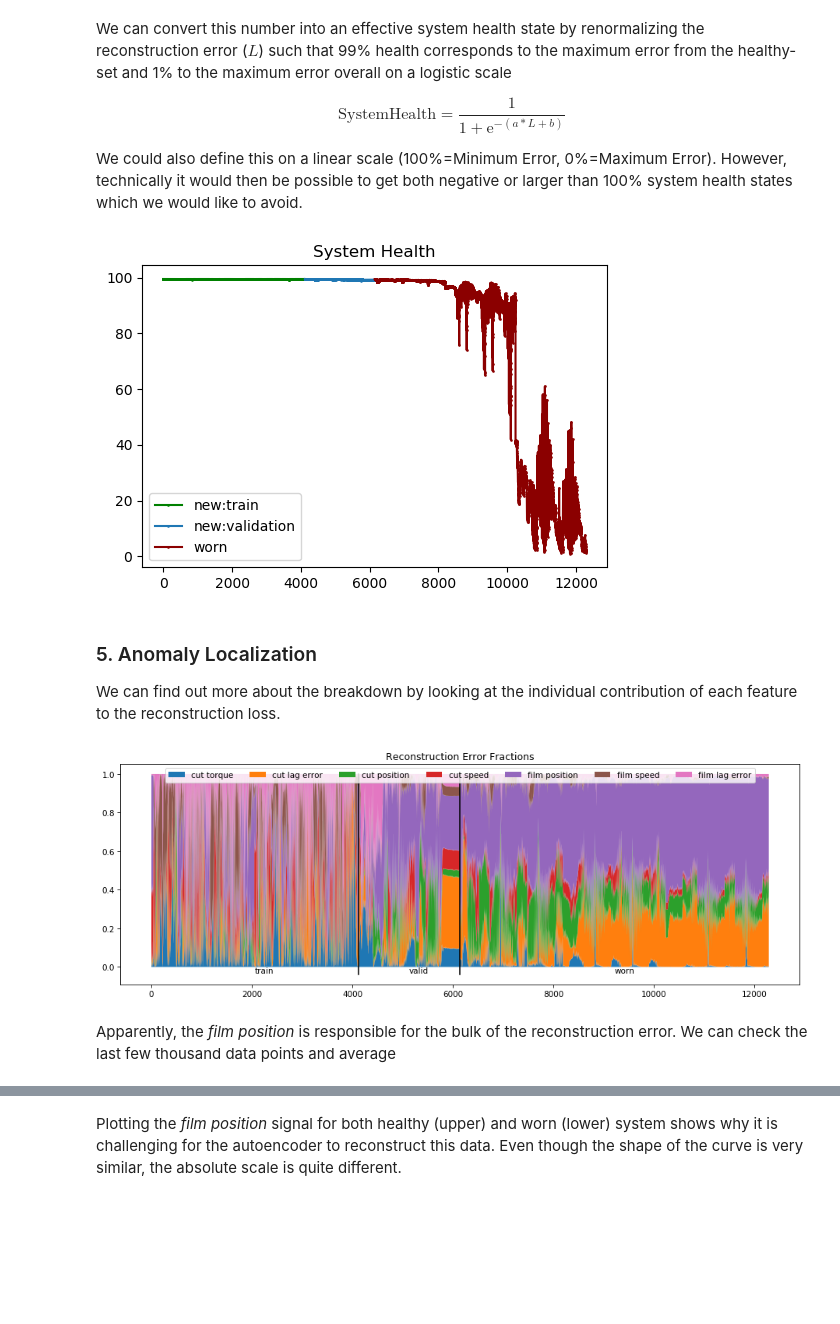
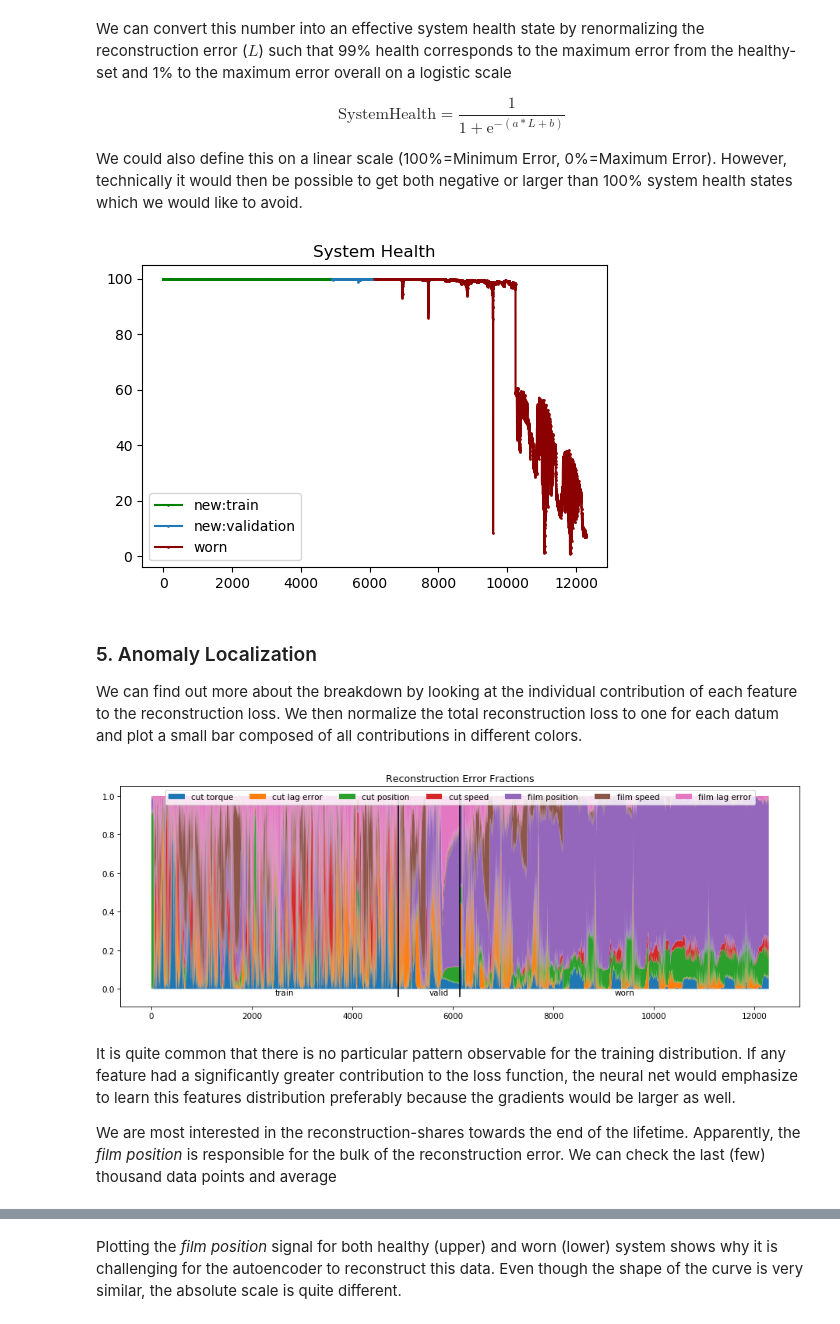
Before and after one commit to beneit/component-degradation, a Jupyter notebook: vega_blade.ipynb, the cells around one changed output, grey strips where cells are left out. Cells and saved outputs as stored; diff of their text form; code cells hidden in the pictures; blank space fills up the shorter version.

```diff
--- a/vega_blade.ipynb
+++ b/vega_blade.ipynb
@@ -71,7 +71,8 @@ def build_autoencoder(nDim_x, nDim_z, layers_encoder=None, layers_decoder=None,
     # reconstruction error
     loss = tf.reduce_mean(distance, name="loss")
 
-    print("Autoencoder network layers (inclusive in- and output neurons):  {0}".format([nDim_x] + layers_encoder + [nDim_z] + layers_decoder + [nDim_x]))
+    print("Autoencoder network layers (inclusive in- and output neurons):  {0}".format(
+        [nDim_x] + layers_encoder + [nDim_z] + layers_decoder + [nDim_x]))
     return (x, z, y, distance, loss)
 # %% [markdown]
 Define a batch generator that will stream the batched data into the autoencoder for training
@@ -167,7 +168,7 @@ Prepare validation data and batch processing
 data_normal = np.concatenate([new_.values for new_ in new])
 n = len(data_normal)
 
-valid_size = 33. # percent
+valid_size = 20. # percent (rec. 20-35)
 valid_size = int(valid_size*n/100.) # absolute
 
 data_train = data_normal[:-valid_size, 1:]
@@ -183,8 +184,8 @@ Valid data: (2027, 7)
 # %% [markdown]
 Initialize the autoencoder, training op, the session and all variables
 # %%
-
-x, z, y, dist, loss = build_autoencoder(p, reduced, layers_encoder=layers_encoder, layers_decoder=layers_decoder, activations=activations)
+x, z, y, dist, loss = build_autoencoder(p, reduced, layers_encoder=layers_encoder,
+                                    layers_decoder=layers_decoder, activations=activations)
 optimizer = tf.train.AdamOptimizer(learning_rate=learning_rate)
 train_op = optimizer.minimize(loss)
 
@@ -235,7 +236,8 @@ def reconstruct(data):
     return latent, distance, np.mean(distance, axis=1)
 
 latent_normal, distance_normal, error_normal = reconstruct(data_normal[:,1:])
-latent_worn, distance_worn, error_worn = reconstruct(np.concatenate([worn_.values for worn_ in worn])[:,1:])
+latent_worn, distance_worn, error_worn = reconstruct(
+    np.concatenate([worn_.values for worn_ in worn])[:,1:])
 # %% [markdown]
 Scatter the data in latent space
 # %%
@@ -275,30 +282,33 @@ We could also define this on a linear scale (100%=Minimum Error, 0%=Maximum Erro
 # %%
 max_train = np.amax(error_normal)
 max_full = max(max_train, np.amax(error_worn))
 
 sh_train = 0.99
 sh_worn = 0.01
 expit = lambda x: 1./(1 + np.exp(-x))
 logit = lambda p: np.log(p/(1 - p))
 
 a = -(logit(sh_train) - logit(sh_worn))/(max_full - max_train)
 b = -(logit(sh_worn)*max_train - logit(sh_train)*max_full)/(max_full - max_train)
 system_health = lambda error: 100*expit(a*error + b)
 
 fig, ax = plt.subplots(dpi=100)
 ax.set_title("System Health")
 
-_ = ax.plot(np.arange(n - valid_size), system_health(error_normal[:-valid_size]), "-s", ms=.8, color="green", label="new:train")
-_ = ax.plot(np.arange(n - valid_size, n), system_health(error_normal[-valid_size:]), "-s", ms=.8, color="tab:blue", label="new:validation")
-_ = ax.plot(np.arange(n, n + len(error_worn)), system_health(error_worn), "-s", ms=.8, color="darkred", label="worn")
+_ = ax.plot(np.arange(n - valid_size), system_health(error_normal[:-valid_size]),
+            "-s", ms=.8, color="green", label="new:train")
+_ = ax.plot(np.arange(n - valid_size, n), system_health(error_normal[-valid_size:]),
+            "-s", ms=.8, color="tab:blue", label="new:validation")
+_ = ax.plot(np.arange(n, n + len(error_worn)), system_health(error_worn),
+            "-s", ms=.8, color="darkred", label="worn")
 
 _ = ax.legend()
 # %% [output]
-[figure, old version]
+[figure, new version]
 # %% [markdown]
 ### 5. Anomaly Localization<a name="AnomalyLocalization"></a>
 
-We can find out more about the breakdown by looking at the individual contribution of each feature to the reconstruction loss.
+We can find out more about the breakdown by looking at the individual contribution of each feature to the reconstruction loss. We then normalize the total reconstruction loss to one for each datum and plot a small bar composed of all contributions in different colors.
 # %%
 distance_all = np.concatenate((distance_normal, distance_worn))
 fractions = (distance_all.T/np.sum(distance_all, axis=1)).T
@@ -320,9 +330,11 @@ ax.text(n + (len(fractions)- n)//2, -0.03, "worn")
 
 _ = ax.legend(loc="upper center", ncol=p)
 # %% [output]
-[figure, old version]
+[figure, new version]
-# %% [markdown]
-Apparently, the *film position* is responsible for the bulk of the reconstruction error. We can check the last few thousand data points and average
+# %% [markdown]
+It is quite common that there is no particular pattern observable for the training distribution. If any feature had a significantly greater contribution to the loss function, the neural net would emphasize to learn this features distribution preferably because the gradients would be larger as well.
+
+We are most interested in the reconstruction-shares towards the end of the lifetime. Apparently, the *film position* is responsible for the bulk of the reconstruction error. We can check the last (few) thousand data points and average
 # %%
 means = np.mean(fractions[-1000:], axis=0)
 for i, amean in enumerate(means):
```
Also changed, not shown: parts of 5 cells of this notebook.
